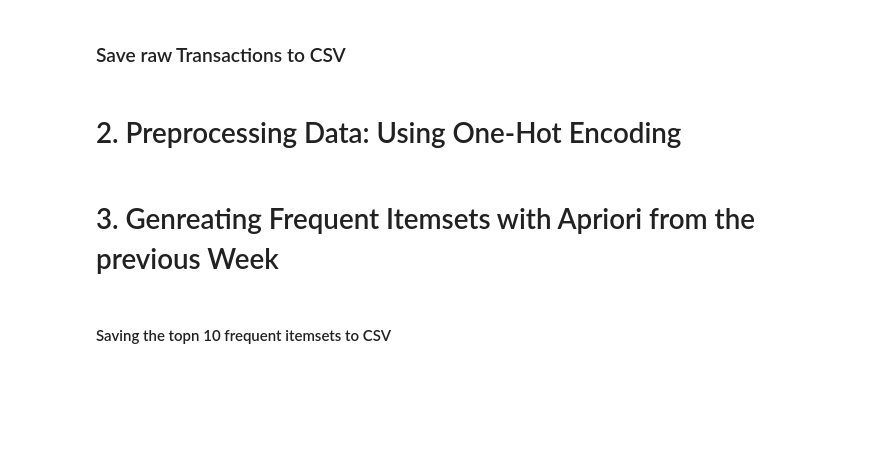
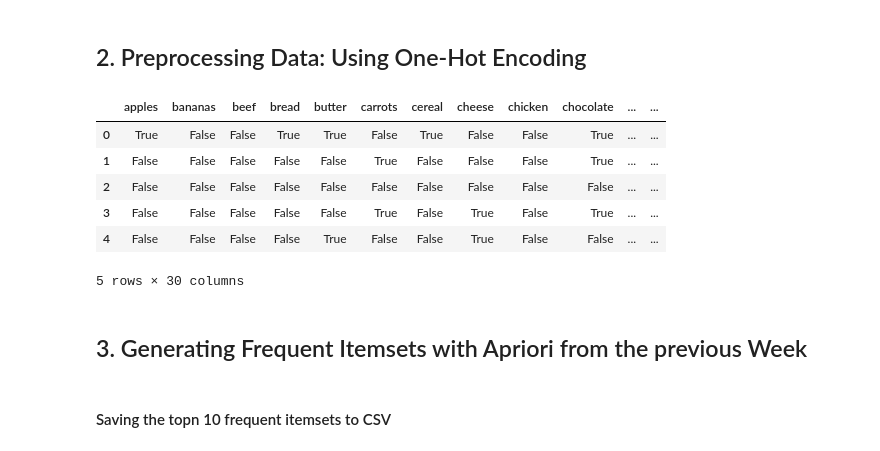
Before and after one commit to TanveerD1/frequent-item-set-group-10, a Jupyter notebook: frequent_itemsets_analysis.ipynb, the cells around one changed output. Saved outputs shown, nothing was run; the diff lists cells and outputs as text; code cells hidden in the pictures; blank space fills up the shorter version.

```diff
--- a/frequent_itemsets_analysis.ipynb
+++ b/frequent_itemsets_analysis.ipynb
@@ -34,2 +51,0 @@ for _ in range(3000):
-# %% [markdown]
-### Save raw Transactions to CSV
@@ -43,14 +52,23 @@ transactions_df.to_csv('data/supermarket_transactions.csv', index=False)
 # %% [markdown]
-# 2. Preprocessing Data: Using One-Hot Encoding
+## 2. Preprocessing Data: Using One-Hot Encoding
 # %%
 #[Calvin] Initialize the TransactionEncoder
 encoder = TransactionEncoder()
 #[Calvin]  Fit the encoder to the transactions and transform them into a one-hot encoded array
 encoded_array = encoder.fit_transform(transactions)
 #[Calvin]  Convert the one-hot encoded array into a Pandas DataFrame, using item names as column headers
 onehot_df = pd.DataFrame(encoded_array, columns=encoder.columns_)
+onehot_df.head()
+# %% [output]
+|  | apples | bananas | beef | bread | butter | carrots | cereal | cheese | chicken | chocolate | ... | ... |
+| 0 | True | False | False | True | True | False | True | False | False | True | ... | ... |
+| 1 | False | False | False | False | False | True | False | False | False | True | ... | ... |
+| 2 | False | False | False | False | False | False | False | False | False | False | ... | ... |
+| 3 | False | False | False | False | False | True | False | True | False | True | ... | ... |
+| 4 | False | False | False | False | True | False | False | True | False | False | ... | ... |
+5 rows × 30 columns
 # %% [markdown]
-# 3. Genreating Frequent Itemsets with Apriori from the previous Week
+## 3. Generating Frequent Itemsets with Apriori from the previous Week
 # %%
 #[Samantha] Apply the Apriori algorithm to find frequent itemsets with a minimum support of 0.05
 #[Samantha] 'use_colnames=True' ensures that item names are used instead of column indices
```
Also changed, not shown: parts of 11 cells of this notebook, 1 other file.
